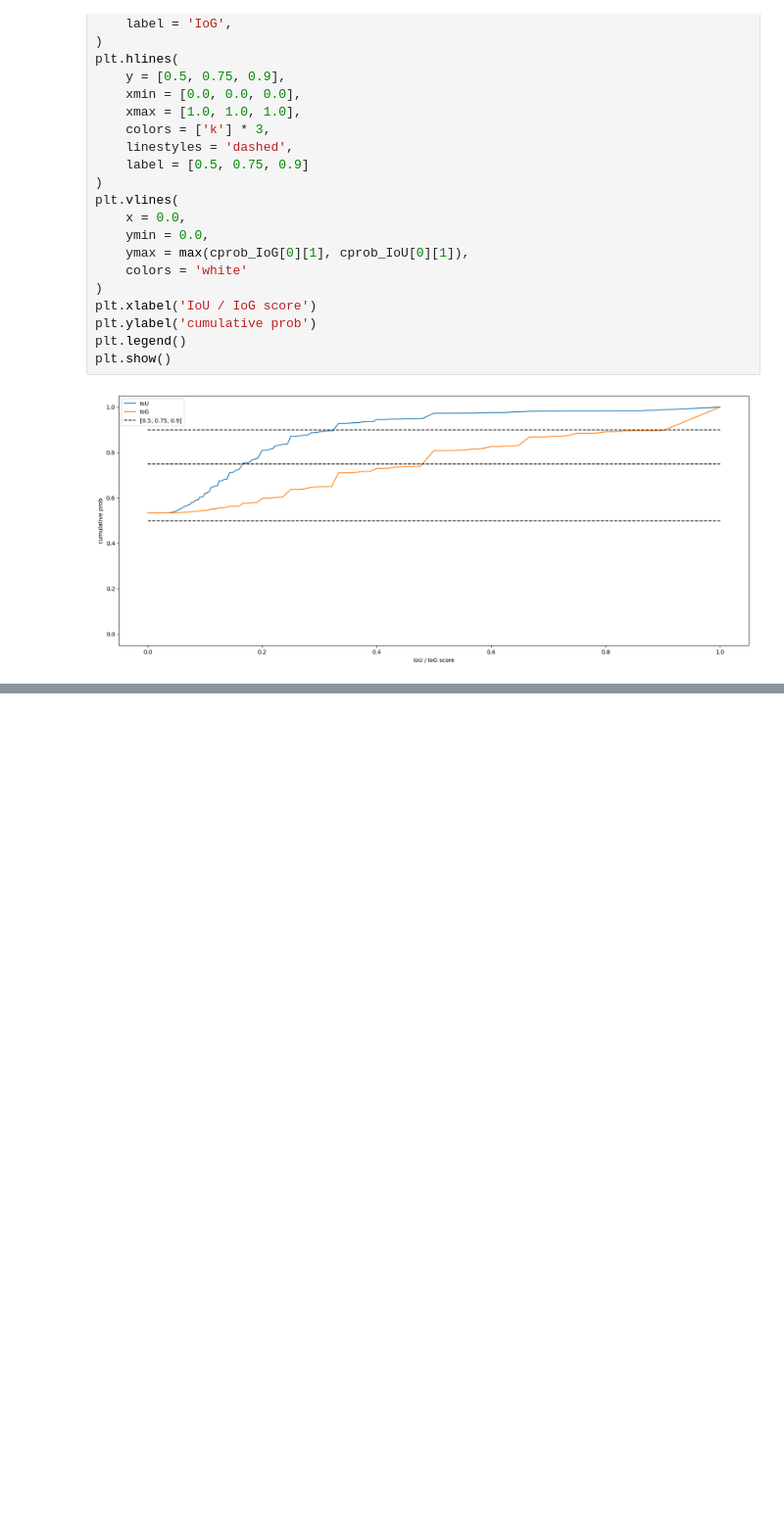
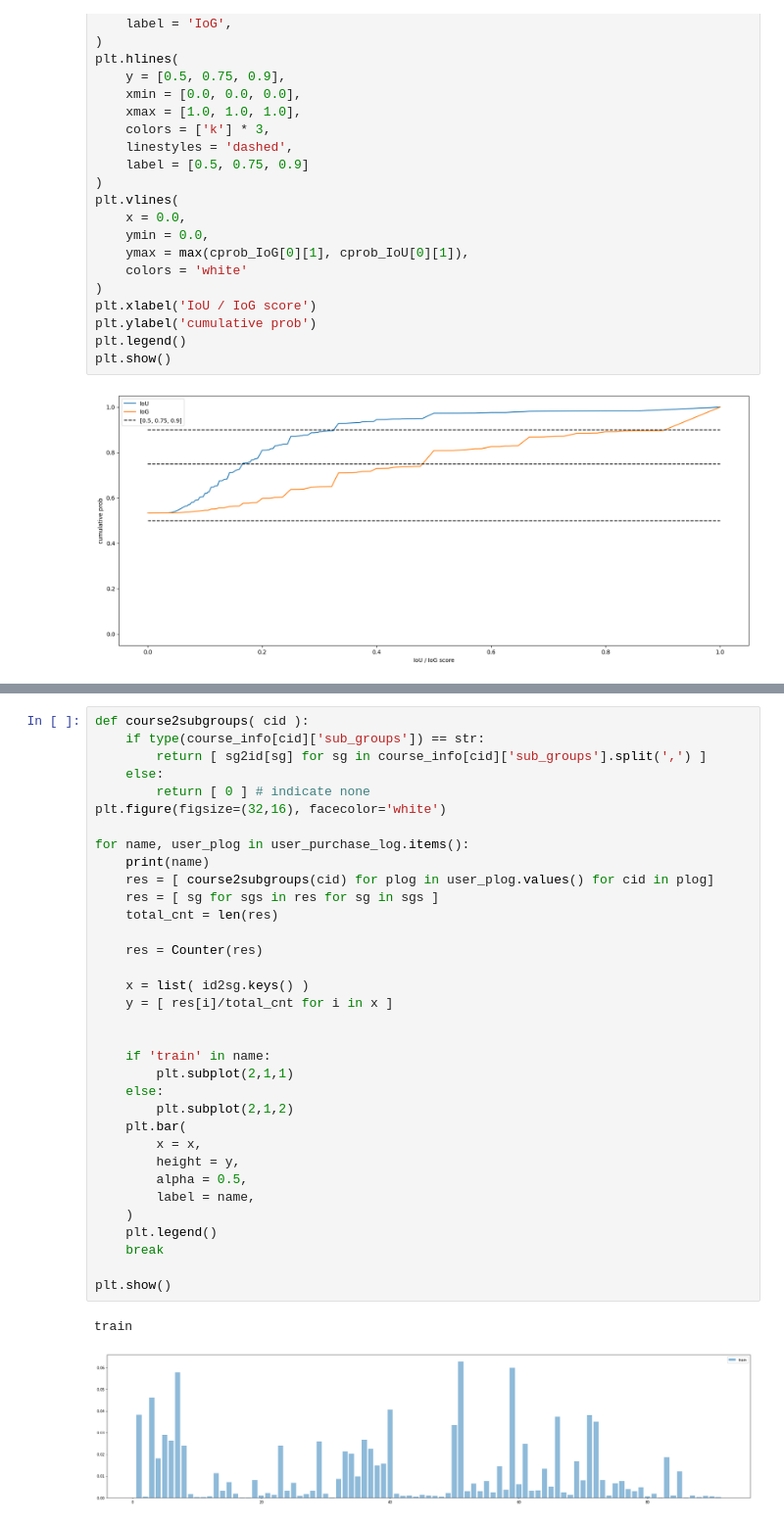
Before and after one commit to hsuck/ADL22-final-project, a Jupyter notebook: notebook/course_analysis.ipynb, the cells around one changed output, grey strips where cells are left out. Shown: that part at 98% size. Saved outputs shown, nothing was run; the diff lists cells and outputs as text; blank space fills up the shorter version.

```diff
--- a/notebook/course_analysis.ipynb
+++ b/notebook/course_analysis.ipynb
@@ -568,0 +605,37 @@ plt.show()
+# %%
+def course2subgroups( cid ):
+    if type(course_info[cid]['sub_groups']) == str:
+        return [ sg2id[sg] for sg in course_info[cid]['sub_groups'].split(',') ]
+    else:
+        return [ 0 ] # indicate none
+plt.figure(figsize=(32,16), facecolor='white')
+
+for name, user_plog in user_purchase_log.items():
+    print(name)
+    res = [ course2subgroups(cid) for plog in user_plog.values() for cid in plog]
+    res = [ sg for sgs in res for sg in sgs ]
+    total_cnt = len(res)
+
+    res = Counter(res)
+
+    x = list( id2sg.keys() )
+    y = [ res[i]/total_cnt for i in x ]
+
+
+    if 'train' in name:
+        plt.subplot(2,1,1)
+    else:
+        plt.subplot(2,1,2)
+    plt.bar(
+        x = x,
+        height = y,
+        alpha = 0.5,
+        label = name,
+    )
+    plt.legend()
+    break
+
+plt.show()
+# %% [output]
+train
+[figure, added]
```
Also changed, not shown: parts of 3 cells of this notebook, 1 other file.
